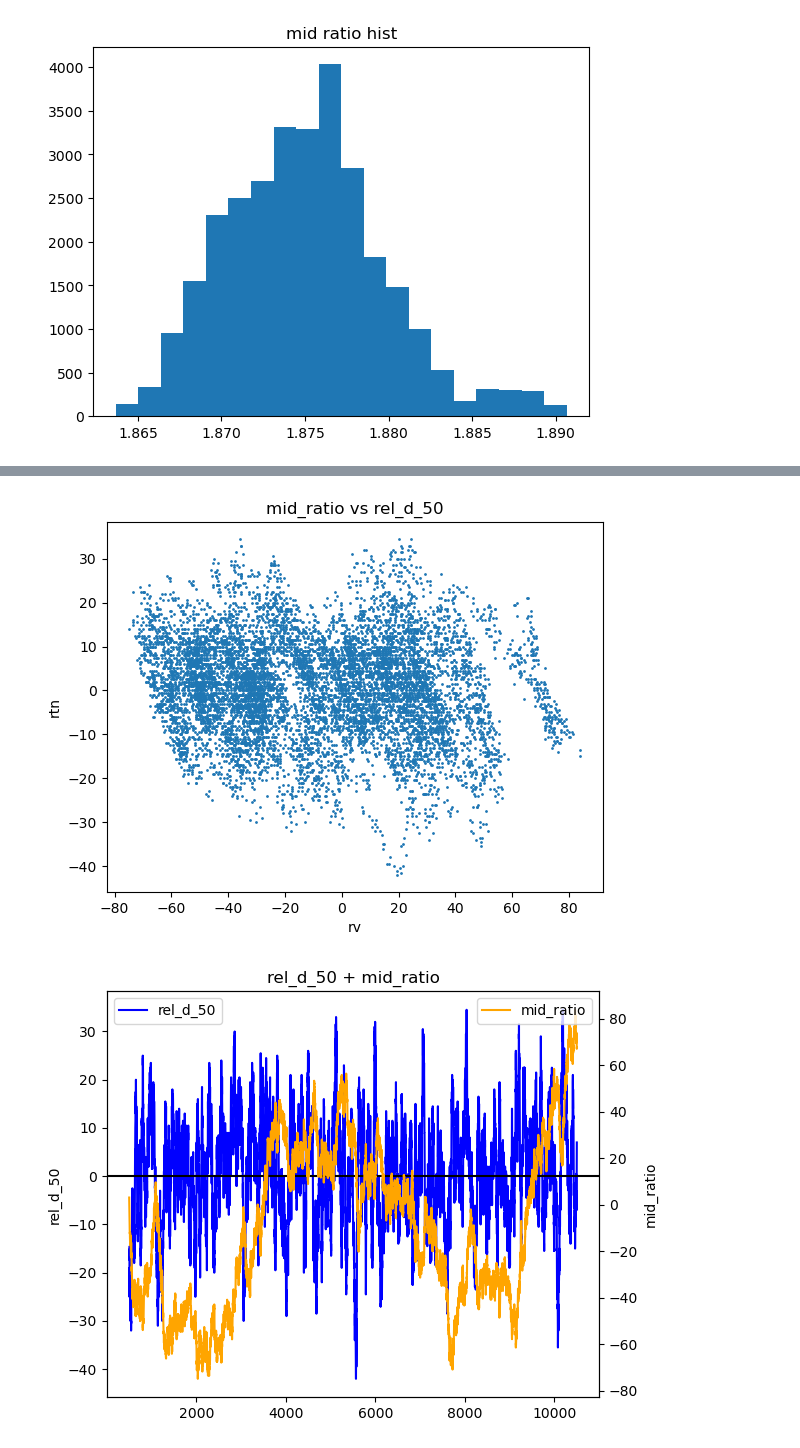
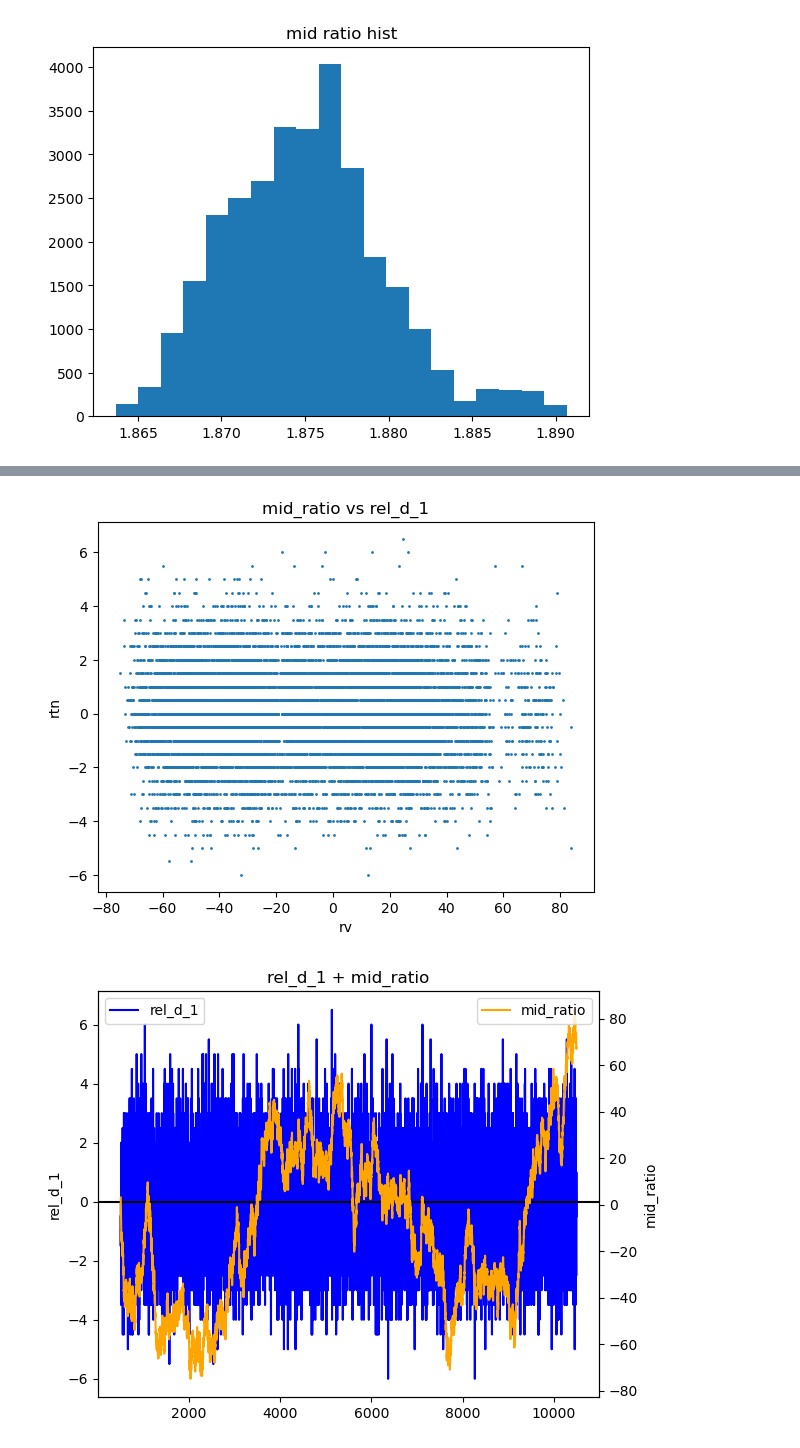
Before and after one commit to rzhan11/IMCTradingComp23, a Jupyter notebook: nbs/round2-csv-exploration-pairs.ipynb, the cells around one changed output, grey strips where cells are left out. Saved outputs shown, nothing was run; the diff lists cells and outputs as text; code cells hidden in the pictures.

```diff
--- a/nbs/round2-csv-exploration-pairs.ipynb
+++ b/nbs/round2-csv-exploration-pairs.ipynb
@@ -77,9 +77,9 @@ price_df = price_df.rename({"timestamp": "time"}, axis=1)
 
 trade_df = trade_df.rename({"timestamp": "time"}, axis=1)
 
-# filter for specific symbol
-trade_df = trade_df[trade_df["symbol"] == _symbol]
-price_df = price_df[price_df["symbol"] == _symbol]
+# # filter for specific symbol
+# trade_df = trade_df[trade_df["symbol"] == _symbol]
+# price_df = price_df[price_df["symbol"] == _symbol]
 
 # calculate new time (for multiday)
 trade_df["time"] = trade_df["time"] + (trade_df["day"] - min(_day_range)) * _max_time
@@ -1255,5 +1344,5 @@ plt.plot(pair_quote_df["pina_error"])
 # %%
-offset = 50
+offset = 1
 lb, lb_offset = 0, 10000
 ub = lb + lb_offset
 
@@ -1285,32 +1374,32 @@ ax1.plot(
     rtns,
     label=f"rel_d_{offset}",
     color="blue",
 )
 ax1.set_ylabel(f"rel_d_{offset}")
 
 ## second axis
 
 ax2 = ax1.twinx()
 ax2.plot(
     inds,
     rvs,
     label="mid_ratio",
     color="orange",
 )
 ax2.set_ylabel("mid_ratio")
 
 # draw hlines
 ax1.axhline(y=0, color="black")
 
 # draw labels
 ax1.legend(loc=2)
 ax2.legend(loc=1)
 
 # overall plot features
 plt.title(f"rel_d_{offset} + mid_ratio")
 
 plt.tight_layout()
 plt.show()
 # %% [output]
-[figure, old version]
+[figure, new version]
-[figure, old version]
+[figure, new version]
```
Also changed, not shown: parts of 51 cells of this notebook, 4 other files.
